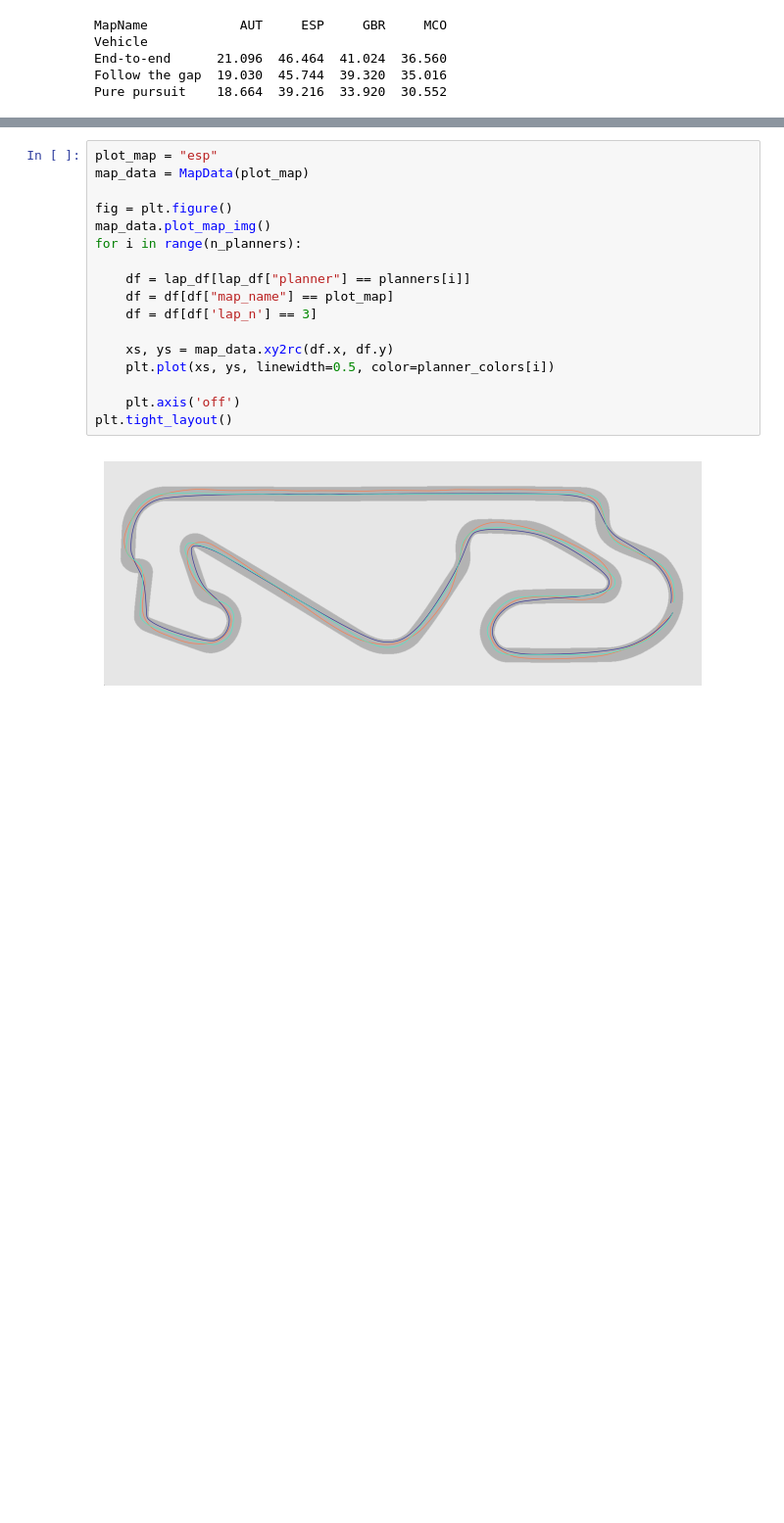
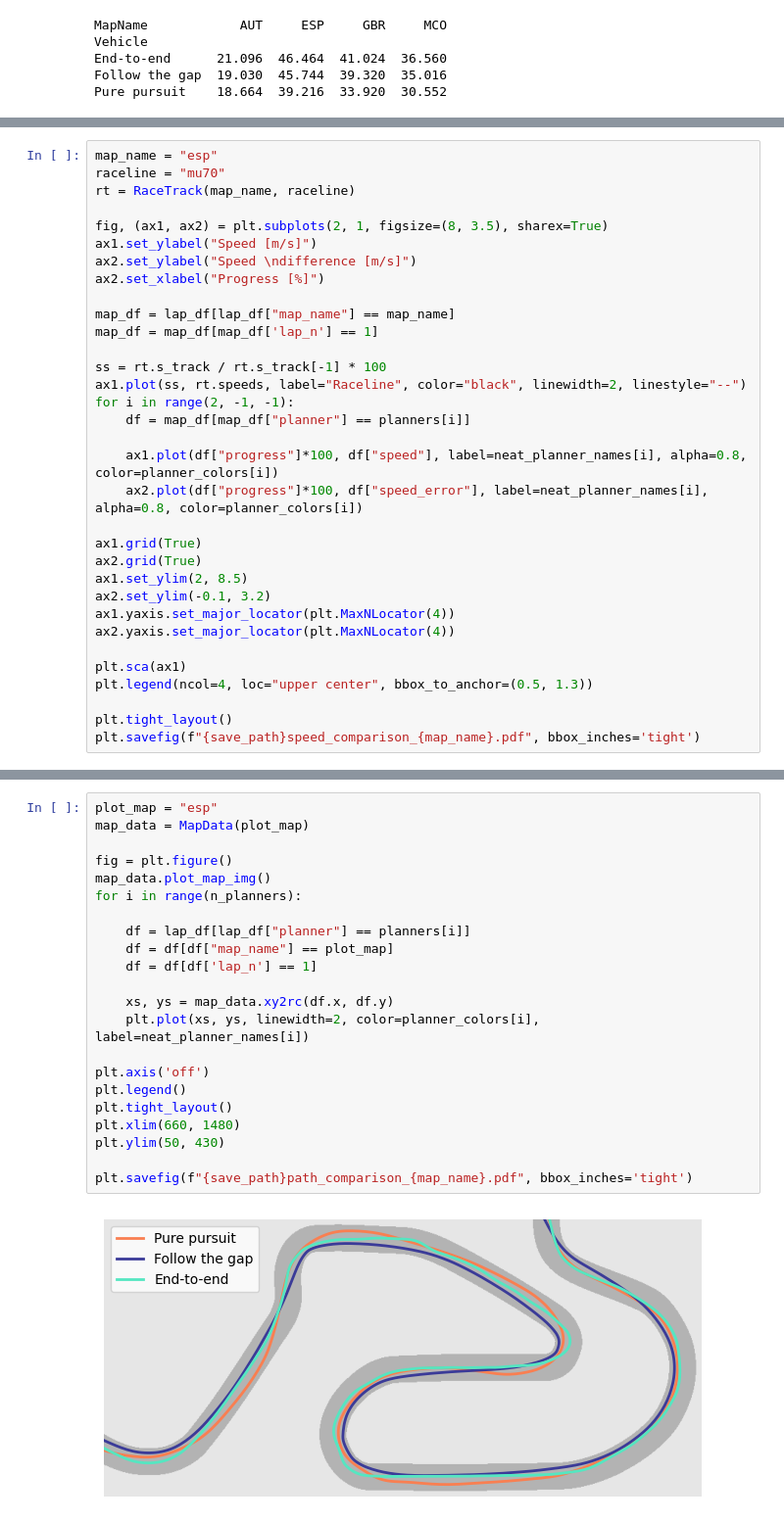
Before and after one commit to BDEvan5/f1tenth_benchmarks, a Jupyter notebook: Notebooks/benchmark_results.ipynb, the cells around one changed output, grey strips where cells are left out. Shown at 98% size. Cells and saved outputs as stored; diff of their text form; blank space fills up the shorter version.

Commit message:
Benchmark graphs complete

```diff
--- a/Notebooks/benchmark_results.ipynb
+++ b/Notebooks/benchmark_results.ipynb
@@ -139,0 +184,33 @@ plt.tight_layout()
+# %%
+map_name = "esp"
+raceline = "mu70"
+rt = RaceTrack(map_name, raceline)
+
+fig, (ax1, ax2) = plt.subplots(2, 1, figsize=(8, 3.5), sharex=True)
+ax1.set_ylabel("Speed [m/s]")
+ax2.set_ylabel("Speed \ndifference [m/s]")
+ax2.set_xlabel("Progress [%]")
+
+map_df = lap_df[lap_df["map_name"] == map_name]
+map_df = map_df[map_df['lap_n'] == 1]
+
+ss = rt.s_track / rt.s_track[-1] * 100
+ax1.plot(ss, rt.speeds, label="Raceline", color="black", linewidth=2, linestyle="--")
+for i in range(2, -1, -1):
+    df = map_df[map_df["planner"] == planners[i]]
+
+    ax1.plot(df["progress"]*100, df["speed"], label=neat_planner_names[i], alpha=0.8, color=planner_colors[i])
+    ax2.plot(df["progress"]*100, df["speed_error"], label=neat_planner_names[i], alpha=0.8, color=planner_colors[i])
+
+ax1.grid(True)
+ax2.grid(True)
+ax1.set_ylim(2, 8.5)
+ax2.set_ylim(-0.1, 3.2)
+ax1.yaxis.set_major_locator(plt.MaxNLocator(4))
+ax2.yaxis.set_major_locator(plt.MaxNLocator(4))
+
+plt.sca(ax1)
+plt.legend(ncol=4, loc="upper center", bbox_to_anchor=(0.5, 1.3))
+
+plt.tight_layout()
+plt.savefig(f"{save_path}speed_comparison_{map_name}.pdf", bbox_inches='tight')
@@ -140,19 +219,24 @@ plt.tight_layout()
 # %%
 plot_map = "esp"
 map_data = MapData(plot_map)
 
 fig = plt.figure()
 map_data.plot_map_img()
 for i in range(n_planners):
 
     df = lap_df[lap_df["planner"] == planners[i]]
     df = df[df["map_name"] == plot_map]
-    df = df[df['lap_n'] == 3]
+    df = df[df['lap_n'] == 1]
 
     xs, ys = map_data.xy2rc(df.x, df.y)
-    plt.plot(xs, ys, linewidth=0.5, color=planner_colors[i])
+    plt.plot(xs, ys, linewidth=2, color=planner_colors[i], label=neat_planner_names[i])
 
-    plt.axis('off')
+plt.axis('off')
+plt.legend()
 plt.tight_layout()
+plt.xlim(660, 1480)
+plt.ylim(50, 430)
+
+plt.savefig(f"{save_path}path_comparison_{map_name}.pdf", bbox_inches='tight')
 # %% [output]
-[figure, old version]
+[figure, new version]
```
Also changed, not shown: parts of 17 cells of this notebook, 6 other files.
